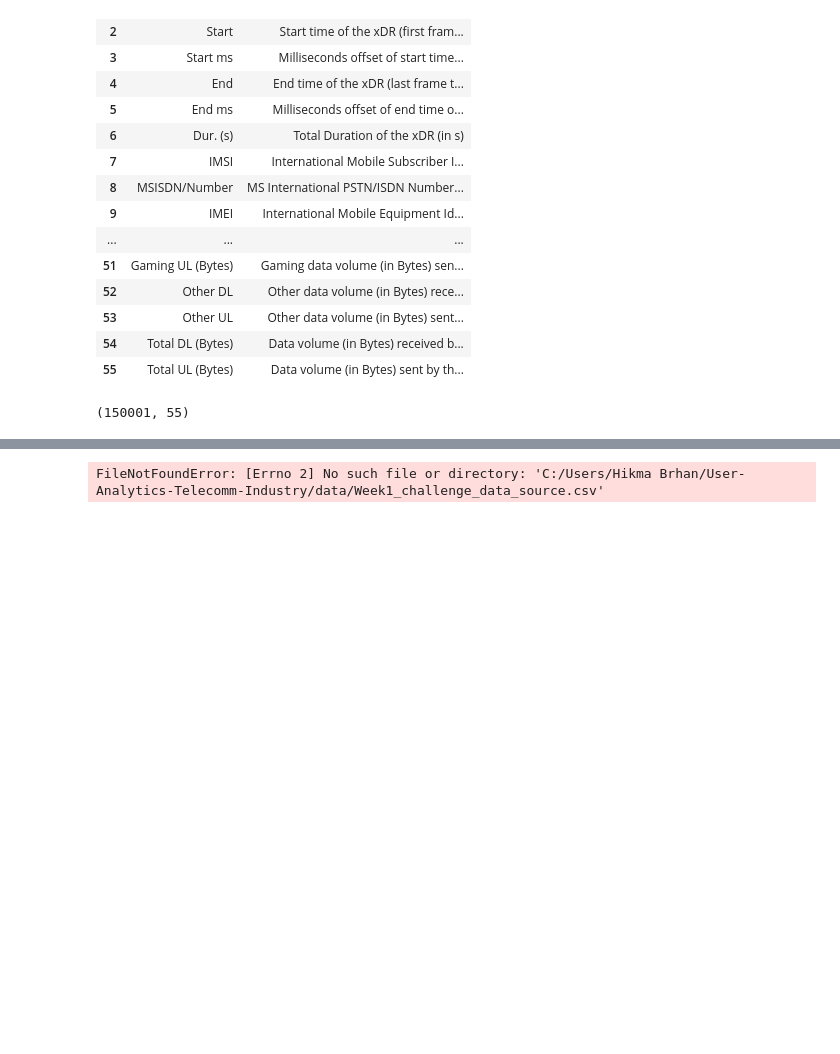
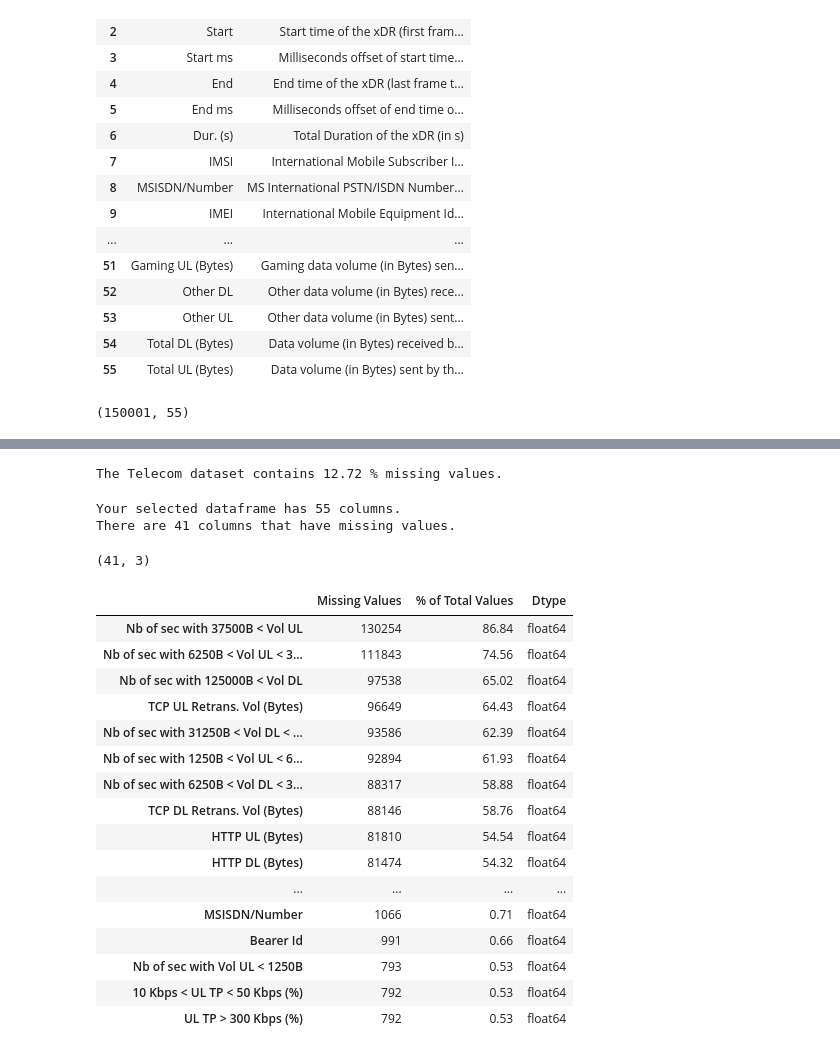
Before and after one commit to hikmab/User-Analytics-Telecomm-Industry, a Jupyter notebook: notebook/user over view analysis .ipynb, the cells around one changed output, grey strips where cells are left out. Saved outputs shown, nothing was run; the diff lists cells and outputs as text; code cells hidden in the pictures; blank space fills up the shorter version.

```diff
--- a/notebook/user over view analysis .ipynb
+++ b/notebook/user over view analysis .ipynb
@@ -55,3 +55,6 @@ db = Data_cleaner().drop_duplicate(db)
 db.shape
 # %% [output]
 (150001, 55)
+# %%
+db = Data_cleaner().drop_duplicate(db)
+db.shape
@@ -61,3 +83,33 @@ ModuleNotFoundError: No module named 'Data_clean'
+# %%
+ Data_cleaner().percent_missing_values(db)
+# %% [output]
+The Telecom dataset contains 12.72 % missing values.
 # %%
+missing_df = Data_cleaner.missing_values_table(db)
 # %% [output]
-FileNotFoundError: [Errno 2] No such file or directory: 'C:/Users/Hikma Brhan/User-Analytics-Telecomm-Industry/data/Week1_challenge_data_source.csv'
+Your selected dataframe has 55 columns.
+There are 41 columns that have missing values.
+# %%
+missing_df.shape
+# %% [output]
+(41, 3)
+# %%
+missing_df.head(20)
+# %% [output]
+|  | Missing Values | % of Total Values | Dtype |
+| Nb of sec with 37500B < Vol UL | 130254 | 86.84 | float64 |
+| Nb of sec with 6250B < Vol UL < 3... | 111843 | 74.56 | float64 |
+| Nb of sec with 125000B < Vol DL | 97538 | 65.02 | float64 |
+| TCP UL Retrans. Vol (Bytes) | 96649 | 64.43 | float64 |
+| Nb of sec with 31250B < Vol DL < ... | 93586 | 62.39 | float64 |
+| Nb of sec with 1250B < Vol UL < 6... | 92894 | 61.93 | float64 |
+| Nb of sec with 6250B < Vol DL < 3... | 88317 | 58.88 | float64 |
+| TCP DL Retrans. Vol (Bytes) | 88146 | 58.76 | float64 |
+| HTTP UL (Bytes) | 81810 | 54.54 | float64 |
+| HTTP DL (Bytes) | 81474 | 54.32 | float64 |
+| ... | ... | ... | ... |
+| MSISDN/Number | 1066 | 0.71 | float64 |
+| Bearer Id | 991 | 0.66 | float64 |
+| Nb of sec with Vol UL < 1250B | 793 | 0.53 | float64 |
+| 10 Kbps < UL TP < 50 Kbps (%) | 792 | 0.53 | float64 |
+| UL TP > 300 Kbps (%) | 792 | 0.53 | float64 |
```
Also changed, not shown: parts of 13 cells of this notebook.
